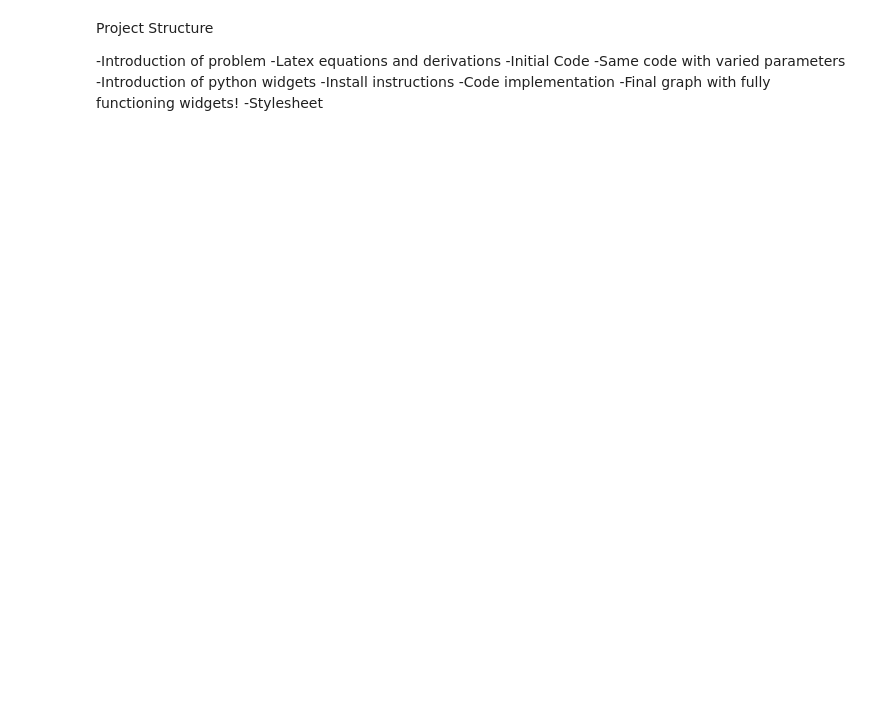
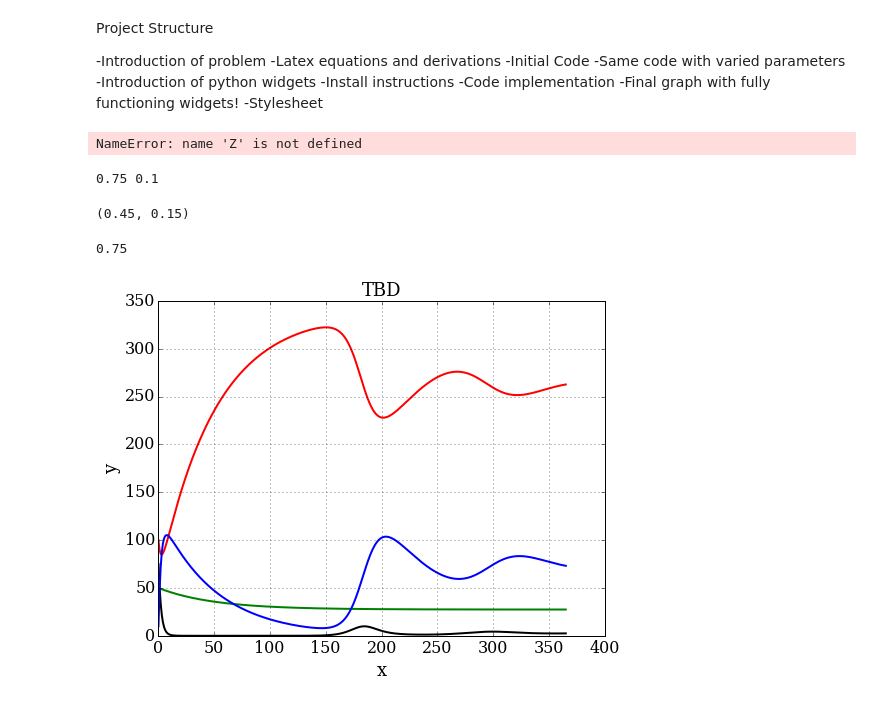
Before and after one commit to numerical-mooc/in-class-demo, a Jupyter notebook: cdigangi8/Final_Project.ipynb, the cells around one changed output. Drawn from its saved outputs; the diff is of its cells as text; code cells hidden in the pictures; blank space fills up the shorter version.

```diff
--- a/cdigangi8/Final_Project.ipynb
+++ b/cdigangi8/Final_Project.ipynb
@@ -141,3 +139,54 @@ Project Structure
 -Code implementation
 -Final graph with fully functioning widgets!
 -Stylesheet
+# %%
+def z(x):
+    print(x)
+interact(Z, x=True)
+interact(Z, x=10)
+# %% [output]
+NameError: name 'Z' is not defined
+# %%
+def initialConditions(x, y):
+    p = x
+    e = y
+    return p, e
+
+print(p, e)
+
+def plotLines():
+    #print(p)
+
+    print(p)
+    T = 365
+    dt = 1
+    N = int(T/dt)+1
+    t = numpy.linspace(0, T, N)
+
+    u = numpy.zeros((N,4))
+    u[0] = [S0, V0, I0, R0]
+
+    for n in range(N-1):
+        u[n+1] = euler_step(u[n], f, dt)
+
+    pyplot.figure(figsize=(8,6))
+    pyplot.grid(True)
+    pyplot.xlabel(r'x', fontsize=18)
+    pyplot.ylabel(r'y', fontsize=18)
+    pyplot.title('TBD', fontsize=18)
+    pyplot.plot(t,u[:,0], color= 'red', lw=2);
+    pyplot.plot(t,u[:,1], color='green', lw=2);
+    pyplot.plot(t,u[:,2], color='black', lw=2);
+    pyplot.plot(t,u[:,3], color='blue', lw=2);
+    pyplot.show();
+# %% [output]
+0.75 0.1
+# %%
+interact(initialConditions, x = (0,1,0.05), y=(0,1,0.05))
+# %% [output]
+(0.45, 0.15)
+# %%
+plotLines()
+# %% [output]
+0.75
+[figure, added]
```
Also changed, not shown: parts of 5 cells of this notebook.
